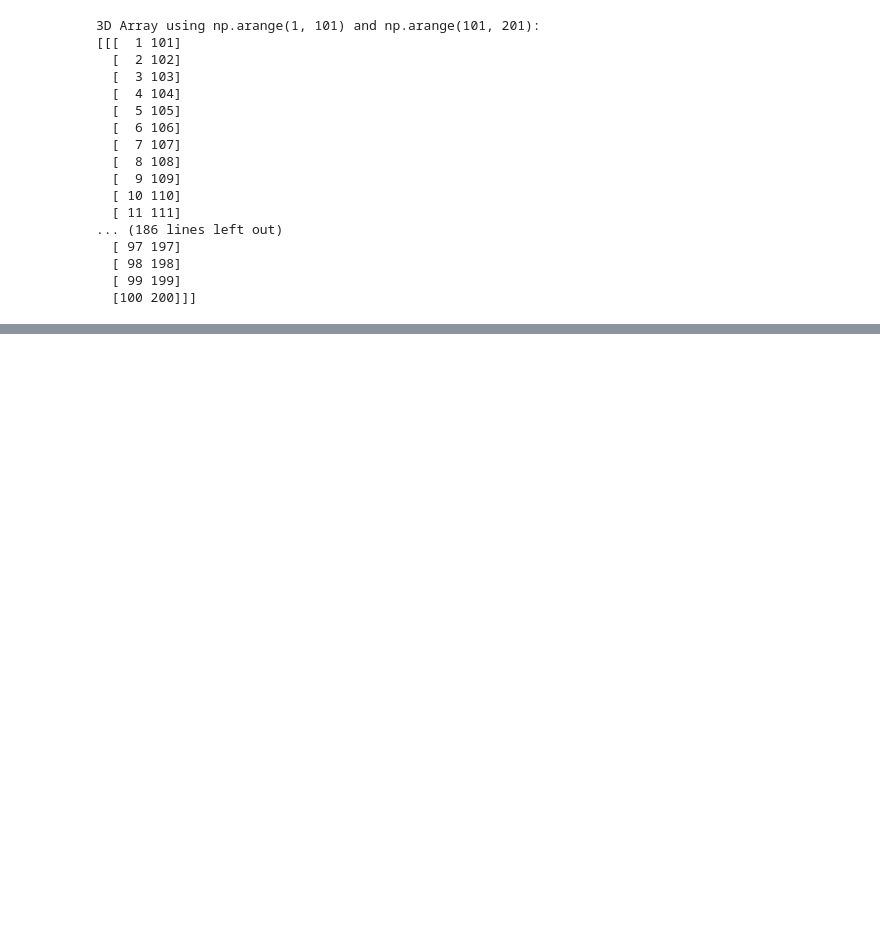
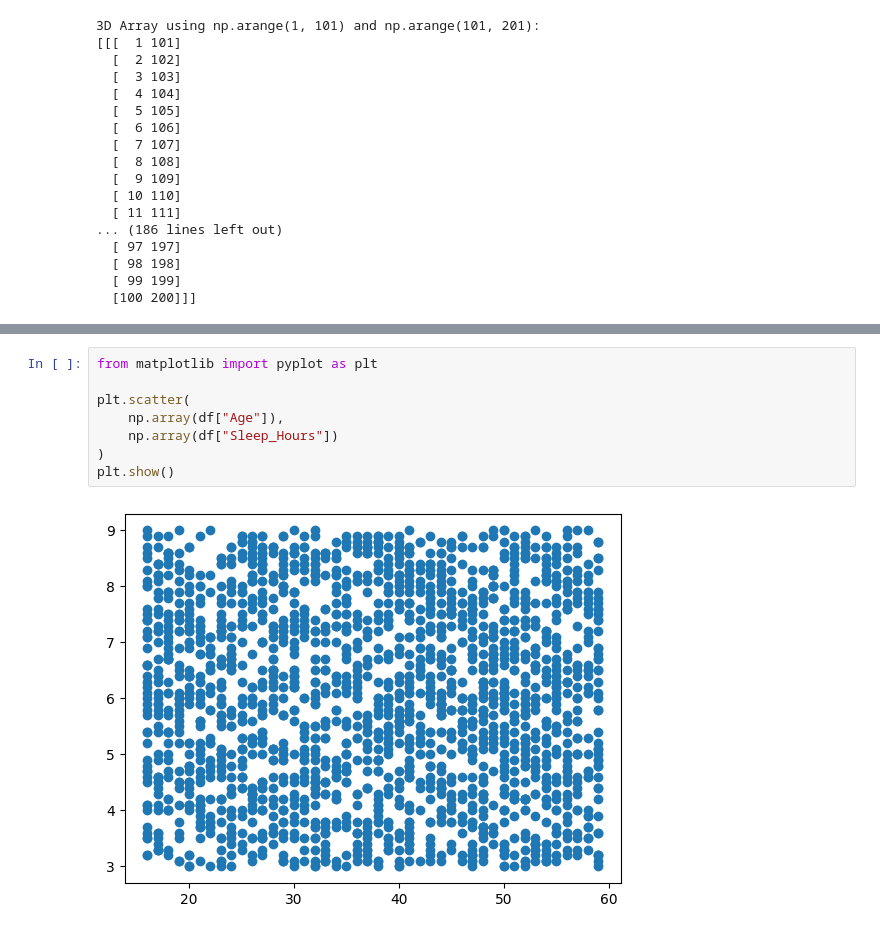
Before and after one commit to christiane-bacani/applied-data-science, a Jupyter notebook: courses/datacamp-courses/Introduction-to-NumPy/Understanding-NumPy-Arrays/introducing-arrays/Projects/introducing_arrays.ipynb, the cells around one changed output, grey strips where cells are left out. Saved outputs shown, nothing was run; the diff lists cells and outputs as text; blank space fills up the shorter version.

Commit message:
feat: Added new code snippet
Create new code snippet to create scatter plot using the module `pyplot`
of the `matplotlib` package

```diff
--- a/courses/datacamp-courses/Introduction-to-NumPy/Understanding-NumPy-Arrays/introducing-arrays/Projects/introducing_arrays.ipynb
+++ b/courses/datacamp-courses/Introduction-to-NumPy/Understanding-NumPy-Arrays/introducing-arrays/Projects/introducing_arrays.ipynb
@@ -304,0 +315,10 @@ print(three_dim_range_elem_array)
+# %%
+from matplotlib import pyplot as plt
+
+plt.scatter(
+    np.array(df["Age"]),
+    np.array(df["Sleep_Hours"])
+)
+plt.show()
+# %% [output]
+[figure, added]
```
Also changed, not shown: parts of 5 cells of this notebook.
